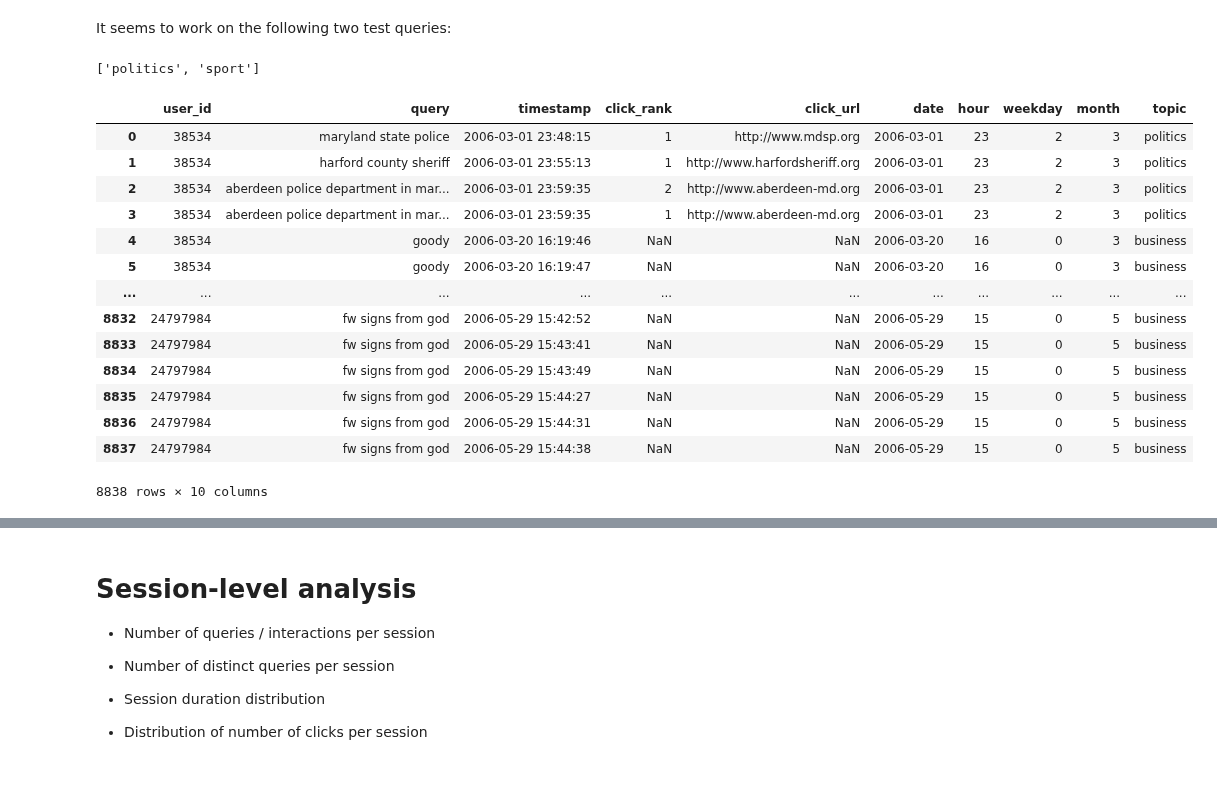
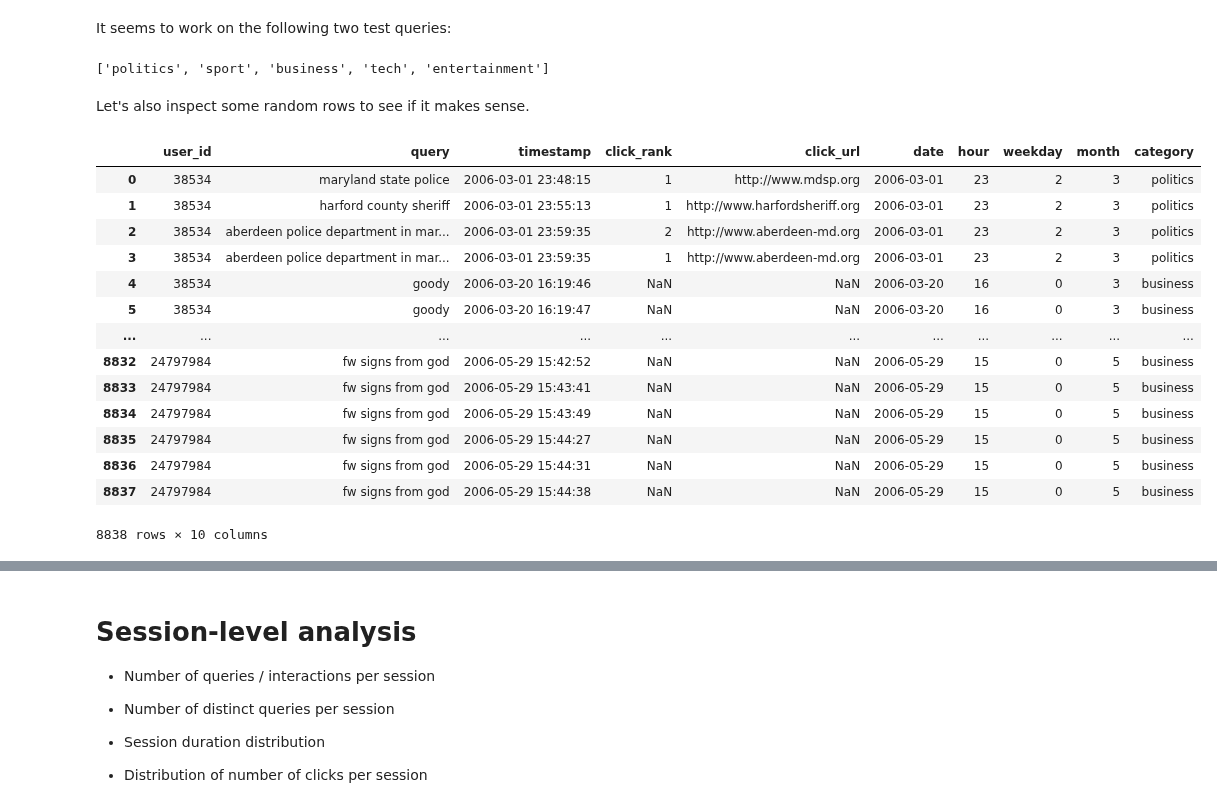
Before and after one commit to feup-infolab/army-ant, a Jupyter notebook: notebooks/query_log_analysis/query_log_analysis.ipynb, the cells around one changed output, grey strips where cells are left out. Cells and saved outputs as stored; diff of their text form; code cells hidden in the pictures; blank space fills up the shorter version.

Commit message:
ECIR 2020 Short: Finished the topic-level analysis.

```diff
--- a/notebooks/query_log_analysis/query_log_analysis.ipynb
+++ b/notebooks/query_log_analysis/query_log_analysis.ipynb
@@ -31,7 +31,7 @@ DEFAULT_FIGSIZE = [15, 3]
 
 plt.rc('figure', figsize=DEFAULT_FIGSIZE)
 matplotlib.style.use('ggplot')
-pd.set_option('display.max_rows', 12)
+pd.set_option('display.max_rows', 6)
 # %% [markdown]
 The loader functions will be responsible for loading query log datasets and converting them into a Pandas DataFrame with the following valid columns (only columns with data are required):
 
@@ -280,9 +280,9 @@ def train(X, y):
     Train a black box classifier. We chose Naïve Bayes here for returning a probability and having good proven
     performance on this dataset, as shown in: https://towardsdatascience.com/text-classification-in-python-dd95d264c802
     """
-    SVM = naive_bayes.MultinomialNB()
-    SVM.fit(X, y)
-    return SVM
+    nb = naive_bayes.MultinomialNB()
+    nb.fit(X, y)
+    return nb
 
 
 def predict(models, docs, threshold=0.5):
@@ -334,14 +334,16 @@ for label in paths_per_class.keys():
 # %% [markdown]
 It seems to work on the following two test queries:
 # %%
-docs = ["government law", "soccer goal"]
+docs = ["government law", "soccer goal", "finance department", "computer science", "grammy award"]
 predict(models, docs)
 # %% [output]
-['politics', 'sport']
+['politics', 'sport', 'business', 'tech', 'entertainment']
+# %% [markdown]
+Let's also inspect some random rows to see if it makes sense.
 # %%
-qlog['topic'] = predict(models, qlog['query']); qlog
+qlog['category'] = predict(models, qlog['query']); qlog
 # %% [output]
-|  | user_id | query | timestamp | click_rank | click_url | date | hour | weekday | month | topic |
+|  | user_id | query | timestamp | click_rank | click_url | date | hour | weekday | month | category |
 | 0 | 38534 | maryland state police | 2006-03-01 23:48:15 | 1 | http://www.mdsp.org | 2006-03-01 | 23 | 2 | 3 | politics |
 | 1 | 38534 | harford county sheriff | 2006-03-01 23:55:13 | 1 | http://www.harfordsheriff.org | 2006-03-01 | 23 | 2 | 3 | politics |
 | 2 | 38534 | aberdeen police department in mar... | 2006-03-01 23:59:35 | 2 | http://www.aberdeen-md.org | 2006-03-01 | 23 | 2 | 3 | politics |
```
Also changed, not shown: parts of 33 cells of this notebook.
